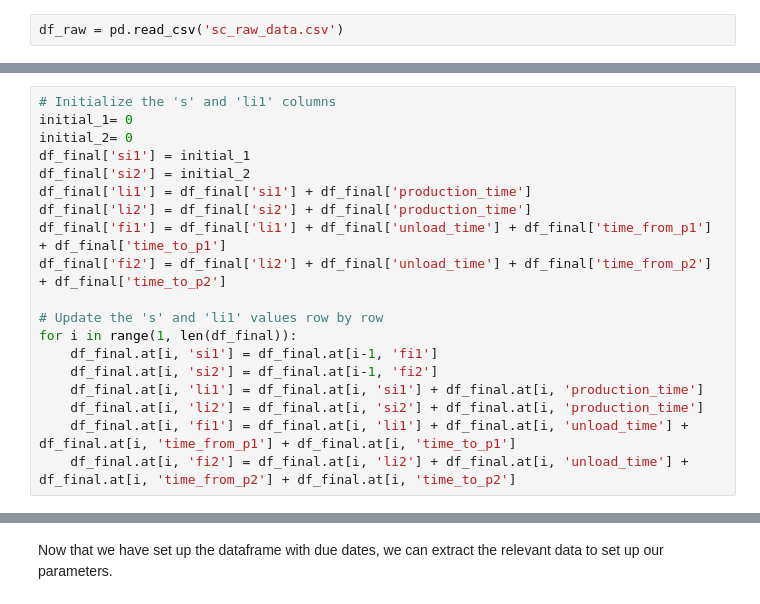
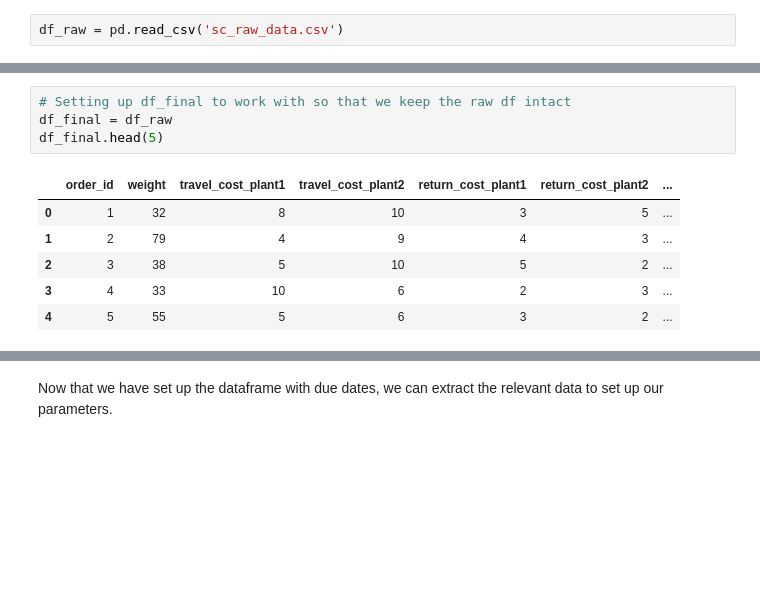
Before and after one commit to AACR1752/SCode, a Jupyter notebook: supply_chain_project.ipynb, the cells around one changed output, grey strips where cells are left out. Drawn from its saved outputs; the diff is of its cells as text; blank space fills up the shorter version.

```diff
--- a/supply_chain_project.ipynb
+++ b/supply_chain_project.ipynb
@@ -118,19 +12,11 @@ df_final
-# %%
-# Initialize the 's' and 'li1' columns
-initial_1= 0
-initial_2= 0
-df_final['si1'] = initial_1
-df_final['si2'] = initial_2
-df_final['li1'] = df_final['si1'] + df_final['production_time']
-df_final['li2'] = df_final['si2'] + df_final['production_time']
-df_final['fi1'] = df_final['li1'] + df_final['unload_time'] + df_final['time_from_p1'] + df_final['time_to_p1']
-df_final['fi2'] = df_final['li2'] + df_final['unload_time'] + df_final['time_from_p2'] + df_final['time_to_p2']
-
-# Update the 's' and 'li1' values row by row
-for i in range(1, len(df_final)):
-    df_final.at[i, 'si1'] = df_final.at[i-1, 'fi1']
-    df_final.at[i, 'si2'] = df_final.at[i-1, 'fi2']
-    df_final.at[i, 'li1'] = df_final.at[i, 'si1'] + df_final.at[i, 'production_time']
-    df_final.at[i, 'li2'] = df_final.at[i, 'si2'] + df_final.at[i, 'production_time']
-    df_final.at[i, 'fi1'] = df_final.at[i, 'li1'] + df_final.at[i, 'unload_time'] + df_final.at[i, 'time_from_p1'] + df_final.at[i, 'time_to_p1']
-    df_final.at[i, 'fi2'] = df_final.at[i, 'li2'] + df_final.at[i, 'unload_time'] + df_final.at[i, 'time_from_p2'] + df_final.at[i, 'time_to_p2']
+# %%
+# Setting up df_final to work with so that we keep the raw df intact
+df_final = df_raw
+df_final.head(5)
+# %% [output]
+|  | order_id | weight | travel_cost_plant1 | travel_cost_plant2 | return_cost_plant1 | return_cost_plant2 | ... |
+| 0 | 1 | 32 | 8 | 10 | 3 | 5 | ... |
+| 1 | 2 | 79 | 4 | 9 | 4 | 3 | ... |
+| 2 | 3 | 38 | 5 | 10 | 5 | 2 | ... |
+| 3 | 4 | 33 | 10 | 6 | 2 | 3 | ... |
+| 4 | 5 | 55 | 5 | 6 | 3 | 2 | ... |
```
Also changed, not shown: parts of 25 cells of this notebook, 2 other files.
